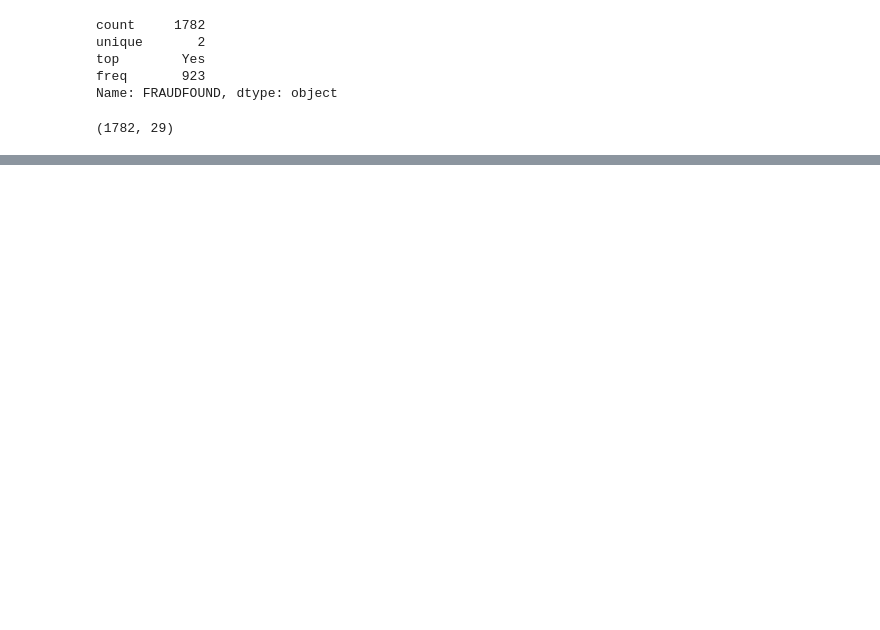
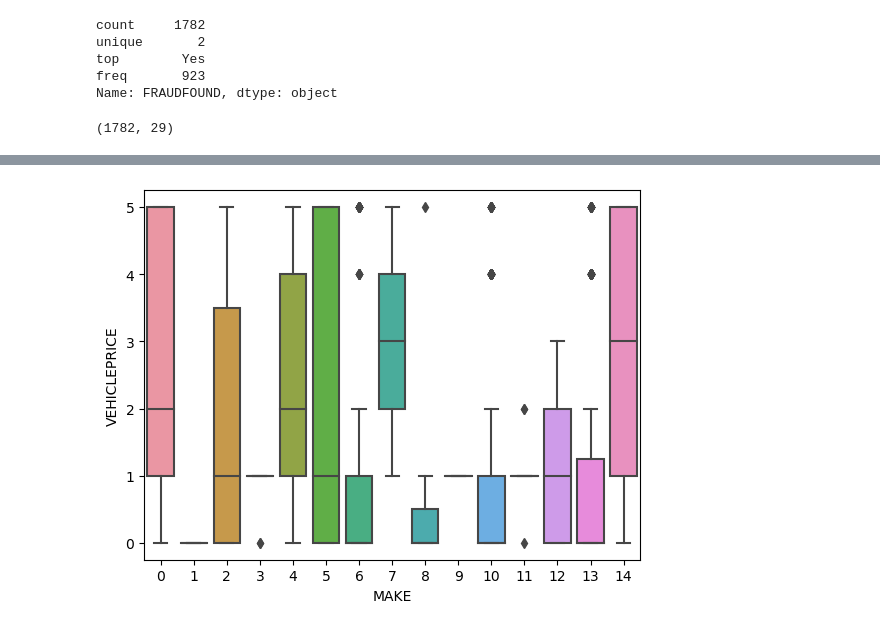
Before and after one commit to thiru2914/auto-insurance-fraud-detection, a Jupyter notebook: Auto-insurance-fraud-detection.ipynb, the cells around one changed output, grey strips where cells are left out. Saved outputs shown, nothing was run; the diff lists cells and outputs as text; code cells hidden in the pictures; blank space fills up the shorter version.

```diff
--- a/Auto-insurance-fraud-detection.ipynb
+++ b/Auto-insurance-fraud-detection.ipynb
@@ -324,0 +334,5 @@ max        3.000000     2.000000
+# %%
+sns.boxplot(x='MAKE', y='VEHICLEPRICE', data=df)
+plt.show()
+# %% [output]
+[figure, added]
```
Also changed, not shown: parts of 12 cells of this notebook.
